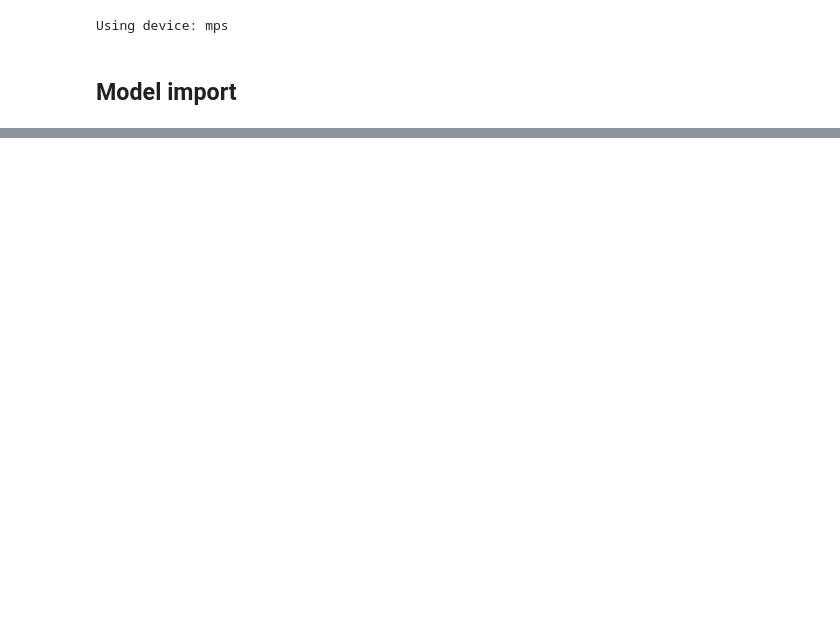
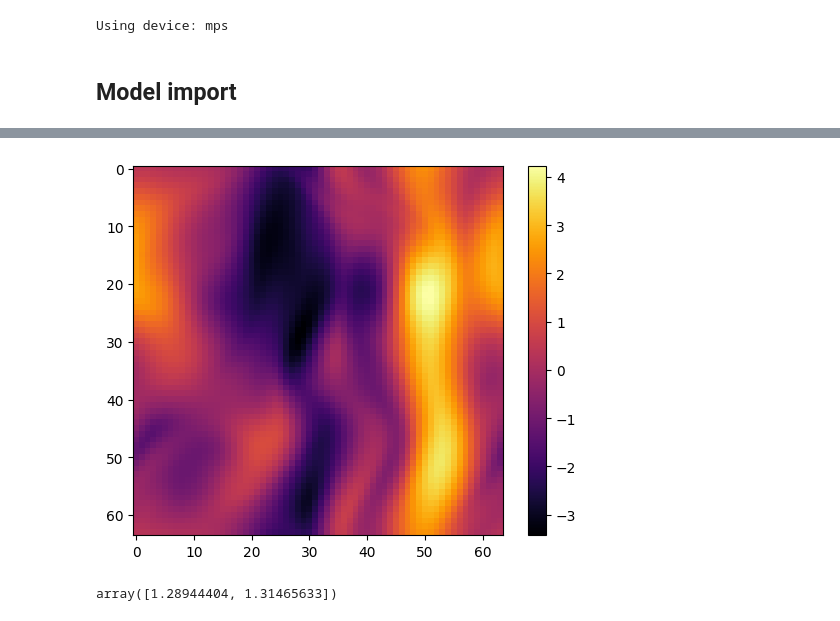
Before and after one commit to marcocayuela/FNO_thermalizer, a Jupyter notebook: notebooks/wno_results.ipynb, the cells around one changed output, grey strips where cells are left out. Cells and saved outputs as stored; diff of their text form; code cells hidden in the pictures; blank space fills up the shorter version.

```diff
--- a/notebooks/wno_results.ipynb
+++ b/notebooks/wno_results.ipynb
@@ -62,0 +68,4 @@ plt.legend();
+# %%
+data_path = project_root / "data" / "kolmogorov" / "Re90"
+train_path = data_path / "train_traj"
+test_path = data_path / "test_traj"
@@ -62,0 +110,9 @@ plt.legend();
+# %%
+plt.imshow(data_trajectories[0,-1,:,:,0], cmap="inferno")
+bar = plt.colorbar()
+# %% [output]
+[figure, added]
+# %%
+x_std
+# %% [output]
+array([1.28944404, 1.31465633])
```
Also changed, not shown: parts of 15 cells of this notebook, 6 other files.
